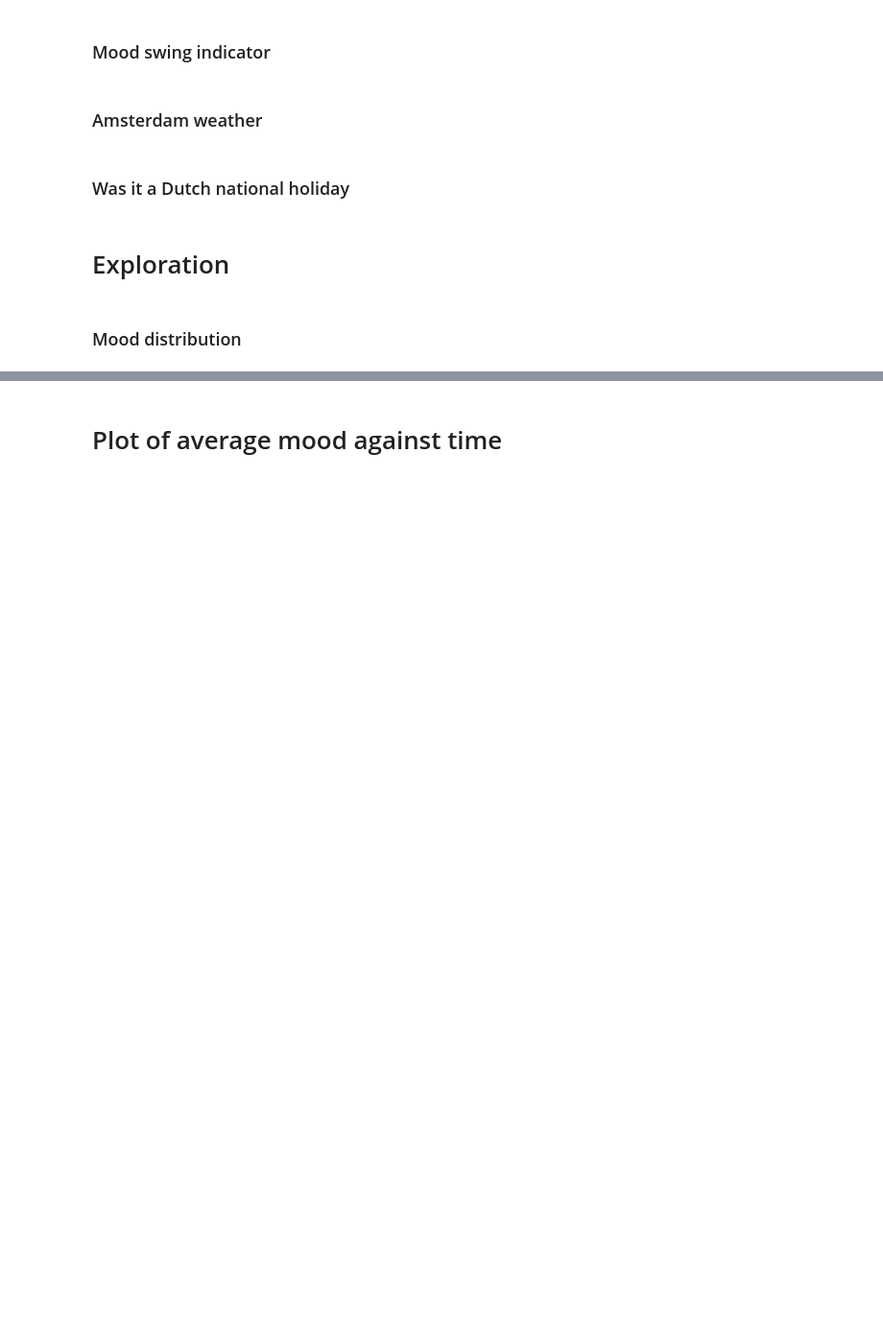
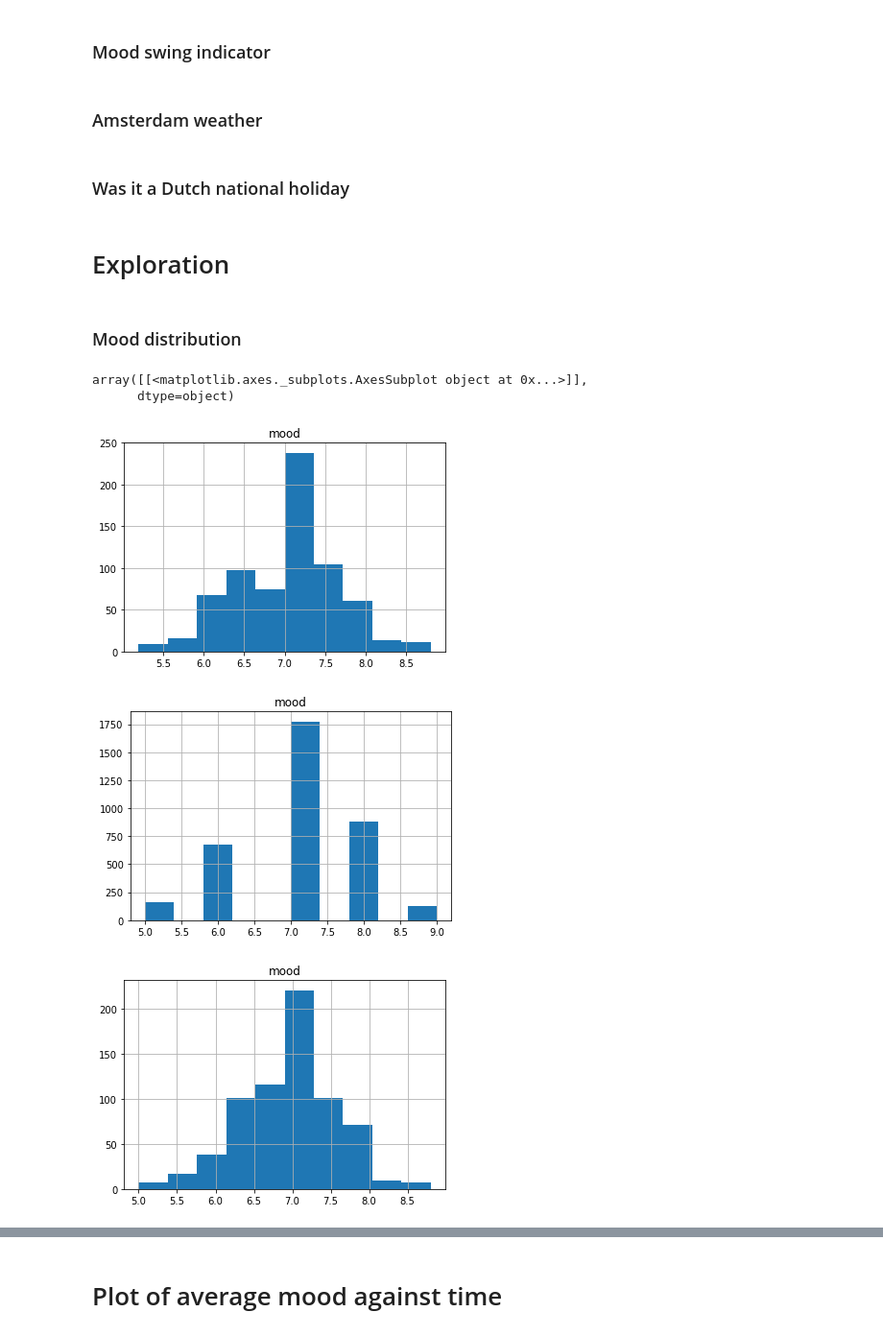
Before and after one commit to jelrae/dataMineAss1, a Jupyter notebook: DMT1_latest_paste_here.ipynb, the cells around one changed output, grey strips where cells are left out. Shown at 96% size. Drawn from its saved outputs; the diff is of its cells as text; code cells hidden in the pictures; blank space fills up the shorter version.

```diff
--- a/DMT1_latest_paste_here.ipynb
+++ b/DMT1_latest_paste_here.ipynb
@@ -539,3 +519,6 @@ df
+# %%
+agg_rolling_indi = agg_rolling_indi.astype(float)
+agg_rolling_indi = agg_rolling_indi[(np.abs(stats.zscore(agg_rolling_indi)) < 3).all(axis=1)]
 # %% [markdown]
 ### Dropping columns with little data
 # %%
@@ -583,11 +566,17 @@ for i, x in enumerate(months):
 for i, x in enumerate(months):
     #print(i)
     df[x] = ((df.index.get_level_values(1).month -1) == i).astype(int)
+
+for i, x in enumerate(months):
+    #print(i)
+    agg_rolling_indi[x] = ((agg_rolling_indi.index.get_level_values(1).month -1) == i).astype(int)
 # %%
 #Since we know that our data only occurs in Feb-July
 data2.drop(columns=['January', 'August', 'September', 'October', 'November', 'December'], inplace=True)
 
 df.drop(columns=['January', 'August', 'September', 'October', 'November', 'December'], inplace=True)
+
+agg_rolling_indi.drop(columns=['January', 'August', 'September', 'October', 'November', 'December'], inplace=True)
 # %% [markdown]
 ### Mood swing indicator
 # %% [markdown]
@@ -601,3 +590,11 @@ df.drop(columns=['January', 'August', 'September', 'October', 'November', 'Decem
 # %%
 #We can now look at the distributions for each variable
 data2.hist('mood')
+df.hist('mood')
+agg_rolling_indi.hist('mood')
+# %% [output]
+array([[<matplotlib.axes._subplots.AxesSubplot object at 0x...>]],
+      dtype=object)
+[figure, added]
+[figure, added]
+[figure, added]
```
Also changed, not shown: parts of 73 cells of this notebook.
